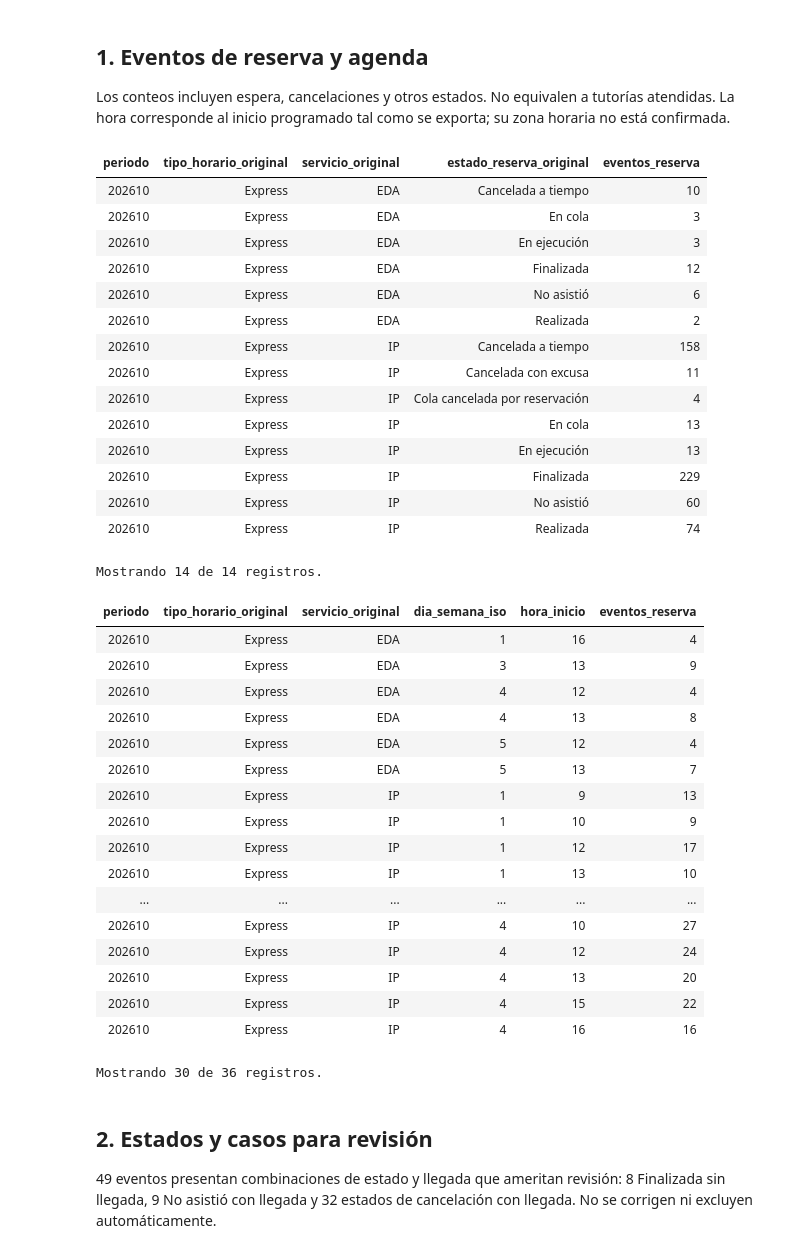
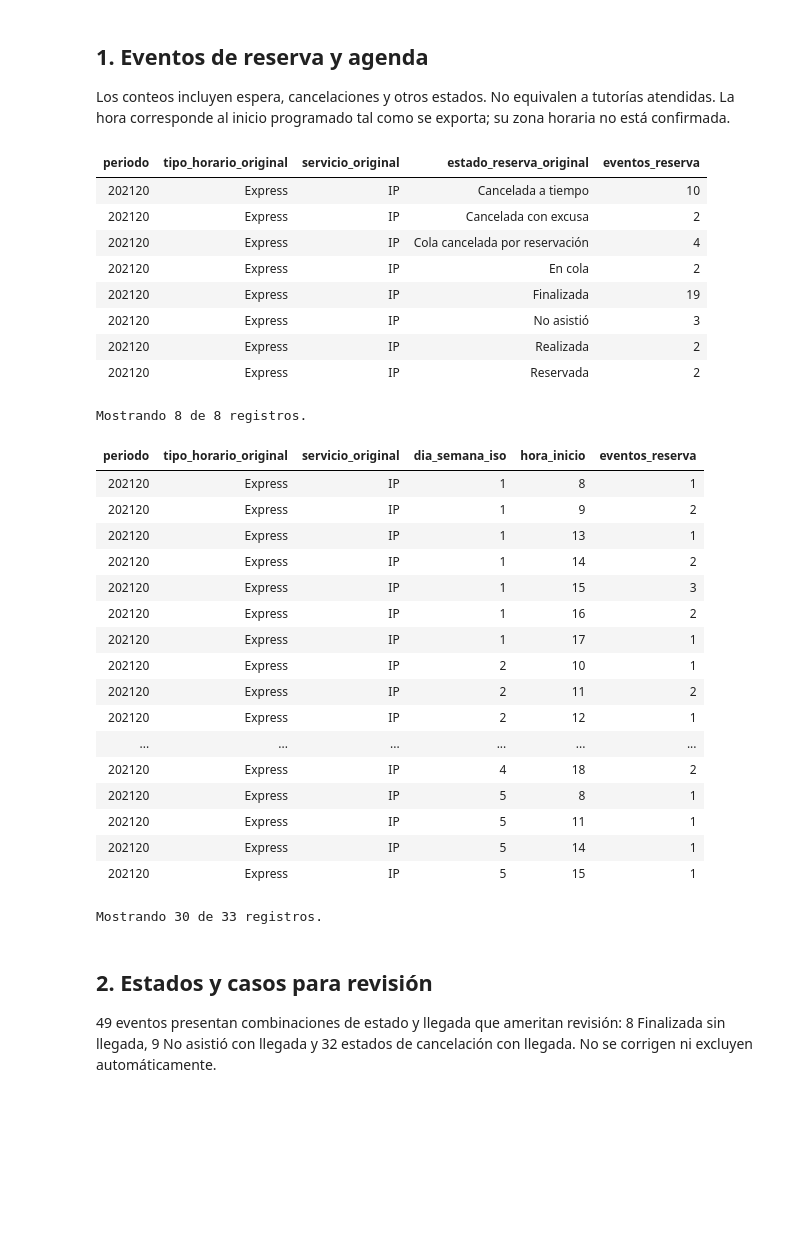
Before and after one commit to SantiagoM99/mine4214-proyecto-cupitaller, a Jupyter notebook: notebooks/02_calidad_y_analisis_bookeau.ipynb, the cells around one changed output. Cells and saved outputs as stored; diff of their text form; code cells hidden in the pictures; blank space fills up the shorter version.

```diff
--- a/notebooks/02_calidad_y_analisis_bookeau.ipynb
+++ b/notebooks/02_calidad_y_analisis_bookeau.ipynb
@@ -15,10 +13,15 @@ from html import escape
 from IPython.display import display, HTML
 
 PROYECTO = next(
-    p for p in [Path.cwd(), *Path.cwd().parents]
-    if (p / "docs" / "plan_entrega_1.md").is_file()
+    (p for p in [Path.cwd(), *Path.cwd().parents] if (p / "src" / "main.py").is_file()),
+    None,
 )
-RESULTADOS = PROYECTO / "docs" / "calidad"
+if PROYECTO is None:
+    raise RuntimeError("Abre el cuaderno desde la carpeta del proyecto o desde notebooks/.")
+RESULTADOS = PROYECTO / "docs" / "artifacts" / "calidad"
+if not RESULTADOS.is_dir():
+    raise RuntimeError("Faltan los resultados del pipeline. Ejecuta primero desde la raíz: "
+                       "python3 src/main.py --dummy  (o sin --dummy si tienes los datos reales)")
 
 def cargar(nombre):
     with (RESULTADOS / nombre).open(newline="", encoding="utf-8") as archivo:
@@ -43,46 +46,40 @@ def tabla(filas, columnas=None, limite=None):
 Los conteos incluyen espera, cancelaciones y otros estados. No equivalen a tutorías atendidas. La hora corresponde al inicio programado tal como se exporta; su zona horaria no está confirmada.
 # %%
 demanda = cargar("demanda_por_periodo_modalidad_servicio_estado.csv")
-PERIODO = "202610"
+PERIODO = max(r["periodo"] for r in demanda)  # período más reciente; se puede fijar, p. ej. "202610"
 MODALIDAD = "Express"
 tabla([r for r in demanda if r["periodo"] == PERIODO and r["tipo_horario_original"] == MODALIDAD])
 agenda = cargar("agenda_por_dia_hora.csv")
 tabla([r for r in agenda if r["periodo"] == PERIODO and r["tipo_horario_original"] == MODALIDAD], limite=30)
 # %% [output]
 | periodo | tipo_horario_original | servicio_original | estado_reserva_original | eventos_reserva |
-| 202610 | Express | EDA | Cancelada a tiempo | 10 |
-| 202610 | Express | EDA | En cola | 3 |
-| 202610 | Express | EDA | En ejecución | 3 |
-| 202610 | Express | EDA | Finalizada | 12 |
-| 202610 | Express | EDA | No asistió | 6 |
-| 202610 | Express | EDA | Realizada | 2 |
-| 202610 | Express | IP | Cancelada a tiempo | 158 |
-| 202610 | Express | IP | Cancelada con excusa | 11 |
-| 202610 | Express | IP | Cola cancelada por reservación | 4 |
-| 202610 | Express | IP | En cola | 13 |
-| 202610 | Express | IP | En ejecución | 13 |
-| 202610 | Express | IP | Finalizada | 229 |
-| 202610 | Express | IP | No asistió | 60 |
-| 202610 | Express | IP | Realizada | 74 |
+| 202120 | Express | IP | Cancelada a tiempo | 10 |
+| 202120 | Express | IP | Cancelada con excusa | 2 |
+| 202120 | Express | IP | Cola cancelada por reservación | 4 |
+| 202120 | Express | IP | En cola | 2 |
+| 202120 | Express | IP | Finalizada | 19 |
+| 202120 | Express | IP | No asistió | 3 |
+| 202120 | Express | IP | Realizada | 2 |
+| 202120 | Express | IP | Reservada | 2 |
-Mostrando 14 de 14 registros.
+Mostrando 8 de 8 registros.
 | periodo | tipo_horario_original | servicio_original | dia_semana_iso | hora_inicio | eventos_reserva |
-| 202610 | Express | EDA | 1 | 16 | 4 |
-| 202610 | Express | EDA | 3 | 13 | 9 |
-| 202610 | Express | EDA | 4 | 12 | 4 |
-| 202610 | Express | EDA | 4 | 13 | 8 |
-| 202610 | Express | EDA | 5 | 12 | 4 |
-| 202610 | Express | EDA | 5 | 13 | 7 |
-| 202610 | Express | IP | 1 | 9 | 13 |
-| 202610 | Express | IP | 1 | 10 | 9 |
-| 202610 | Express | IP | 1 | 12 | 17 |
-| 202610 | Express | IP | 1 | 13 | 10 |
+| 202120 | Express | IP | 1 | 8 | 1 |
+| 202120 | Express | IP | 1 | 9 | 2 |
+| 202120 | Express | IP | 1 | 13 | 1 |
+| 202120 | Express | IP | 1 | 14 | 2 |
+| 202120 | Express | IP | 1 | 15 | 3 |
+| 202120 | Express | IP | 1 | 16 | 2 |
+| 202120 | Express | IP | 1 | 17 | 1 |
+| 202120 | Express | IP | 2 | 10 | 1 |
+| 202120 | Express | IP | 2 | 11 | 2 |
+| 202120 | Express | IP | 2 | 12 | 1 |
 | ... | ... | ... | ... | ... | ... |
-| 202610 | Express | IP | 4 | 10 | 27 |
-| 202610 | Express | IP | 4 | 12 | 24 |
-| 202610 | Express | IP | 4 | 13 | 20 |
-| 202610 | Express | IP | 4 | 15 | 22 |
-| 202610 | Express | IP | 4 | 16 | 16 |
+| 202120 | Express | IP | 4 | 18 | 2 |
+| 202120 | Express | IP | 5 | 8 | 1 |
+| 202120 | Express | IP | 5 | 11 | 1 |
+| 202120 | Express | IP | 5 | 14 | 1 |
+| 202120 | Express | IP | 5 | 15 | 1 |
-Mostrando 30 de 36 registros.
+Mostrando 30 de 33 registros.
 # %% [markdown]
 ## 2. Estados y casos para revisión
 
```
Also changed, not shown: parts of 4 cells of this notebook, 6 other files.
